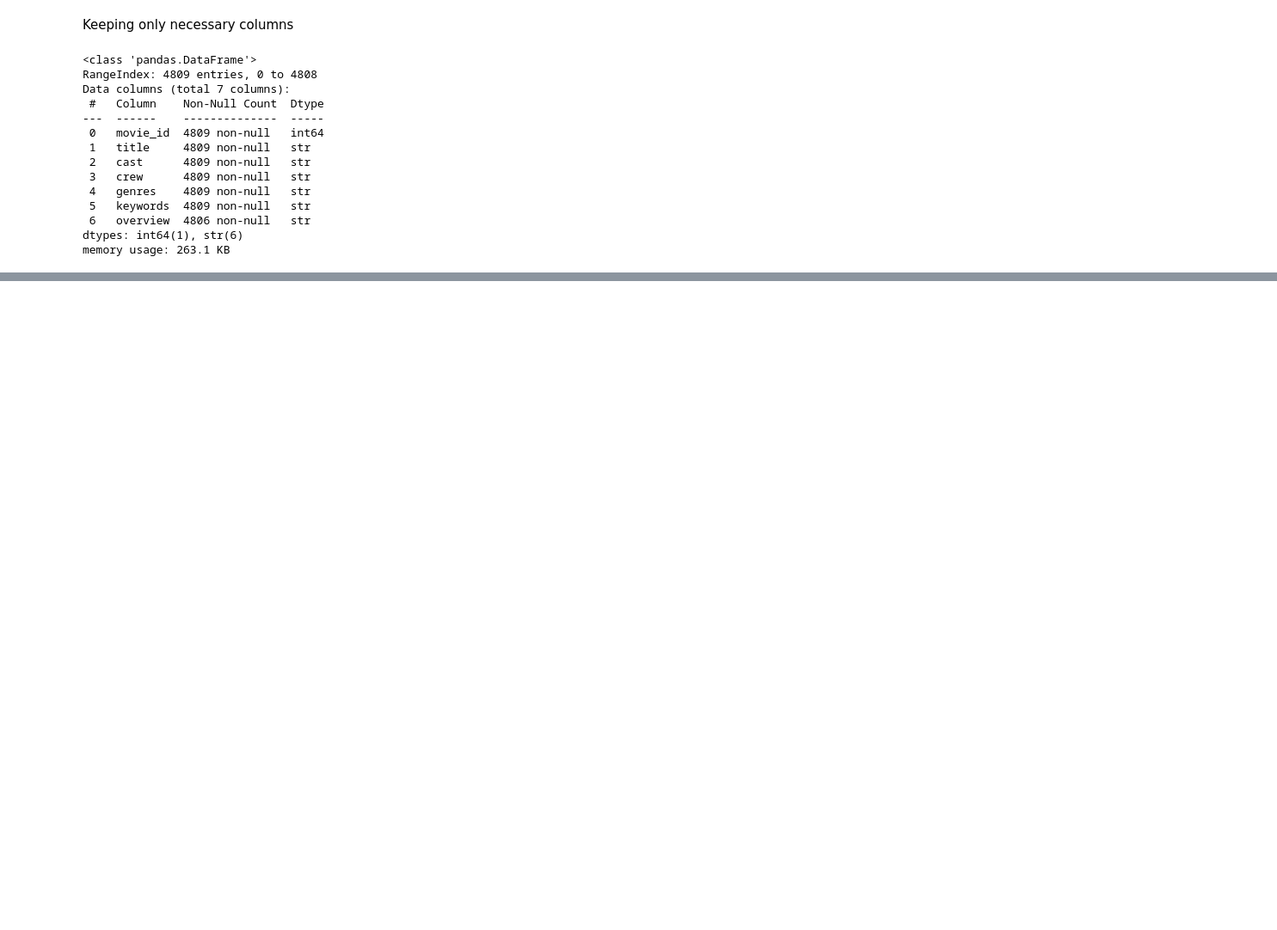
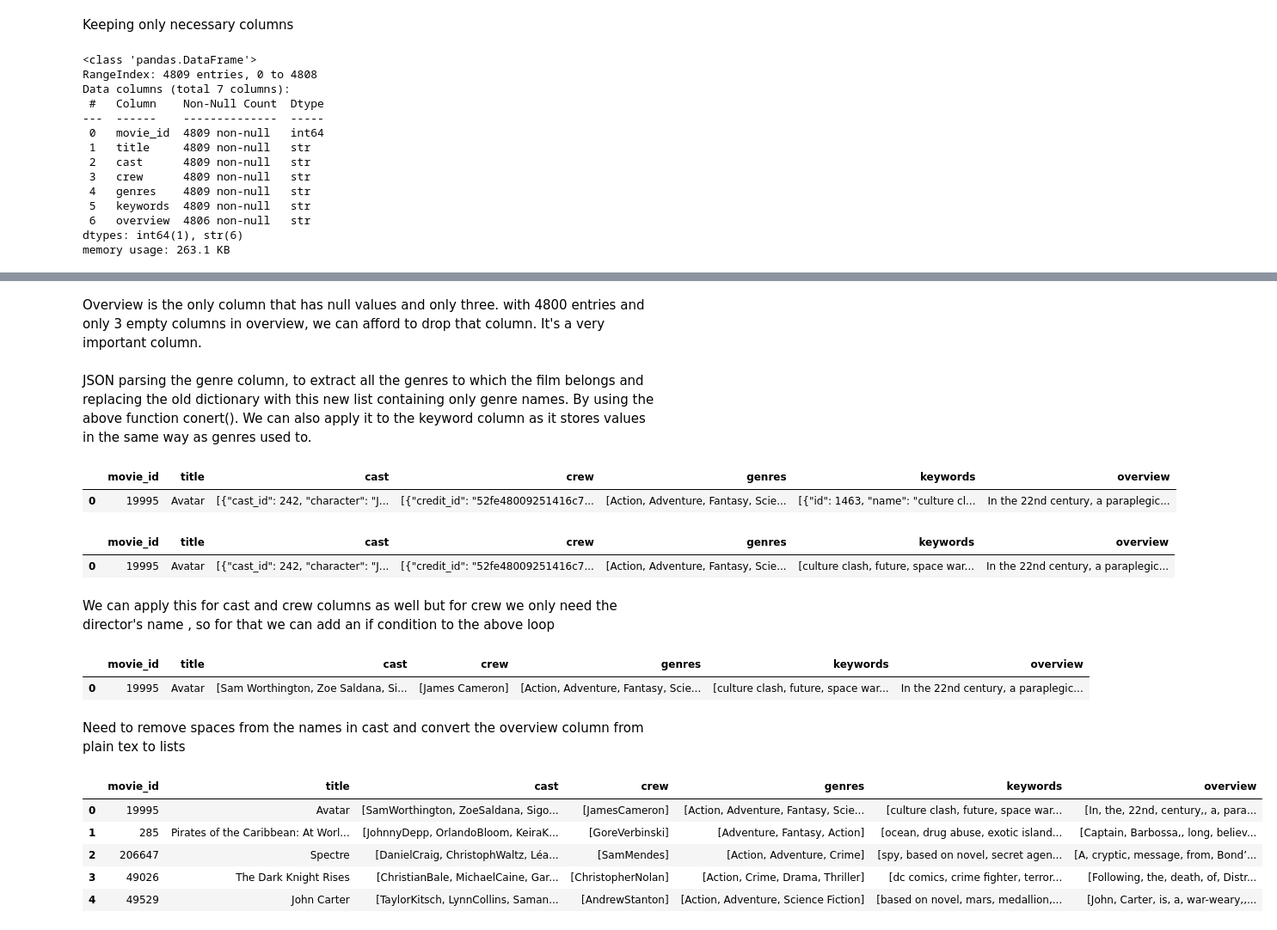
Before and after one commit to AaryanKulkarni125/Movie_Rec_System, a Jupyter notebook: notebooks/02_processing.ipynb, the cells around one changed output, grey strips where cells are left out. Shown at 86% size. Saved outputs shown, nothing was run; the diff lists cells and outputs as text; code cells hidden in the pictures; blank space fills up the shorter version.

```diff
--- a/notebooks/02_processing.ipynb
+++ b/notebooks/02_processing.ipynb
@@ -80,0 +98,3 @@ memory usage: 263.1 KB
+# %% [markdown]
+Overview is the only column that has null values and only three. with 4800 entries and only 3 empty columns in overview, we can afford
+to drop that column. It's a very important column.
@@ -80,0 +114,4 @@ memory usage: 263.1 KB
+# %% [markdown]
+JSON parsing the genre column, to extract all the genres to which the film belongs and replacing the old dictionary with this new
+list containing only genre names. By using the above function conert(). We can also apply it to the keyword column as it stores values in
+the  same way as genres used to.
@@ -80,0 +120,50 @@ memory usage: 263.1 KB
+# %%
+df.head(1)
+# %% [output]
+|  | movie_id | title | cast | crew | genres | keywords | overview |
+| 0 | 19995 | Avatar | [{"cast_id": 242, "character": "J... | [{"credit_id": "52fe48009251416c7... | [Action, Adventure, Fantasy, Scie... | [{"id": 1463, "name": "culture cl... | In the 22nd century, a paraplegic... |
+# %%
+df['keywords']=df['keywords'].apply(convert)
+# %%
+df.head(1)
+# %% [output]
+|  | movie_id | title | cast | crew | genres | keywords | overview |
+| 0 | 19995 | Avatar | [{"cast_id": 242, "character": "J... | [{"credit_id": "52fe48009251416c7... | [Action, Adventure, Fantasy, Scie... | [culture clash, future, space war... | In the 22nd century, a paraplegic... |
+# %% [markdown]
+We can apply this for cast and crew columns as well but for crew we only need the director's name , so for that we can add
+an if condition to the above loop
+# %%
+import ast
+
+def fetch_direc(obj):
+    L=[]
+
+    for i in ast.literal_eval(obj):
+        if i['job']=='Director':
+
+            L.append(i['name'])
+
+    return L;
+# %%
+df['cast']=df['cast'].apply(convert)
+df['crew']=df['crew'].apply(fetch_direc)
+# %%
+df.head(1)
+# %% [output]
+|  | movie_id | title | cast | crew | genres | keywords | overview |
+| 0 | 19995 | Avatar | [Sam Worthington, Zoe Saldana, Si... | [James Cameron] | [Action, Adventure, Fantasy, Scie... | [culture clash, future, space war... | In the 22nd century, a paraplegic... |
+# %% [markdown]
+Need to remove spaces from the names in cast and convert the overview column from plain tex to lists
+# %%
+df['cast']=df['cast'].apply(lambda x:[i.replace(" ","") for i in x])
+df['crew']=df['crew'].apply(lambda x:[i.replace(" ","") for i in x])
+df['overview']=df['overview'].apply(lambda x:x.split())
+# %%
+df.head()
+# %% [output]
+|  | movie_id | title | cast | crew | genres | keywords | overview |
+| 0 | 19995 | Avatar | [SamWorthington, ZoeSaldana, Sigo... | [JamesCameron] | [Action, Adventure, Fantasy, Scie... | [culture clash, future, space war... | [In, the, 22nd, century,, a, para... |
+| 1 | 285 | Pirates of the Caribbean: At Worl... | [JohnnyDepp, OrlandoBloom, KeiraK... | [GoreVerbinski] | [Adventure, Fantasy, Action] | [ocean, drug abuse, exotic island... | [Captain, Barbossa,, long, believ... |
+| 2 | 206647 | Spectre | [DanielCraig, ChristophWaltz, Léa... | [SamMendes] | [Action, Adventure, Crime] | [spy, based on novel, secret agen... | [A, cryptic, message, from, Bond’... |
+| 3 | 49026 | The Dark Knight Rises | [ChristianBale, MichaelCaine, Gar... | [ChristopherNolan] | [Action, Crime, Drama, Thriller] | [dc comics, crime fighter, terror... | [Following, the, death, of, Distr... |
+| 4 | 49529 | John Carter | [TaylorKitsch, LynnCollins, Saman... | [AndrewStanton] | [Action, Adventure, Science Fiction] | [based on novel, mars, medallion,... | [John, Carter, is, a, war-weary,,... |
```
Also changed, not shown: parts of 14 cells of this notebook.
